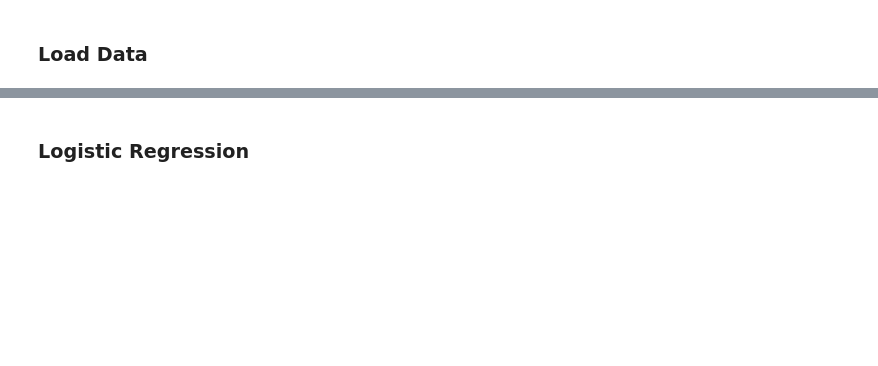
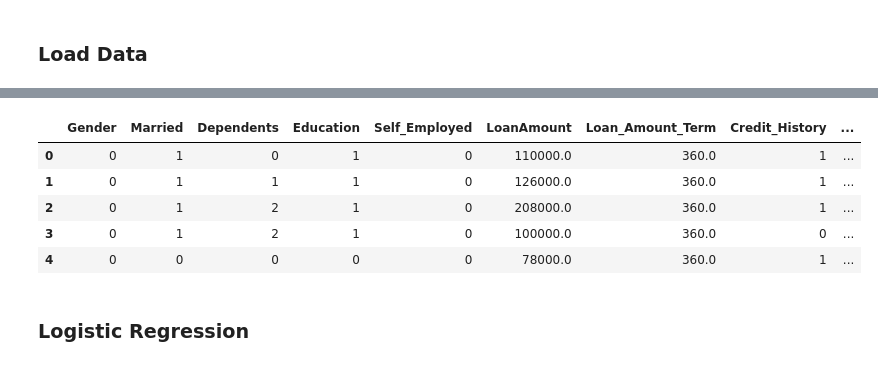
Before and after one commit to MimiBebe/Project-3, a Jupyter notebook: ml models/Data_Modeling_Logistic.ipynb, the cells around one changed output, grey strips where cells are left out. Saved outputs shown, nothing was run; the diff lists cells and outputs as text; code cells hidden in the pictures; blank space fills up the shorter version.

```diff
--- a/ml models/Data_Modeling_Logistic.ipynb
+++ b/ml models/Data_Modeling_Logistic.ipynb
@@ -19,6 +27,14 @@ trainDf.head()
 # %%
 valDf = pd.read_csv(valCsv)
+valDf = valDf.drop(columns=["ApplicantIncome","CoapplicantIncome"])
 valDf.head()
+# %% [output]
+|  | Gender | Married | Dependents | Education | Self_Employed | LoanAmount | Loan_Amount_Term | Credit_History | ... |
+| 0 | 0 | 1 | 0 | 1 | 0 | 110000.0 | 360.0 | 1 | ... |
+| 1 | 0 | 1 | 1 | 1 | 0 | 126000.0 | 360.0 | 1 | ... |
+| 2 | 0 | 1 | 2 | 1 | 0 | 208000.0 | 360.0 | 1 | ... |
+| 3 | 0 | 1 | 2 | 1 | 0 | 100000.0 | 360.0 | 0 | ... |
+| 4 | 0 | 0 | 0 | 0 | 0 | 78000.0 | 360.0 | 1 | ... |
 # %% [markdown]
 ### Logistic Regression
 # %%
```
Also changed, not shown: parts of 20 cells of this notebook, 1 other file.
